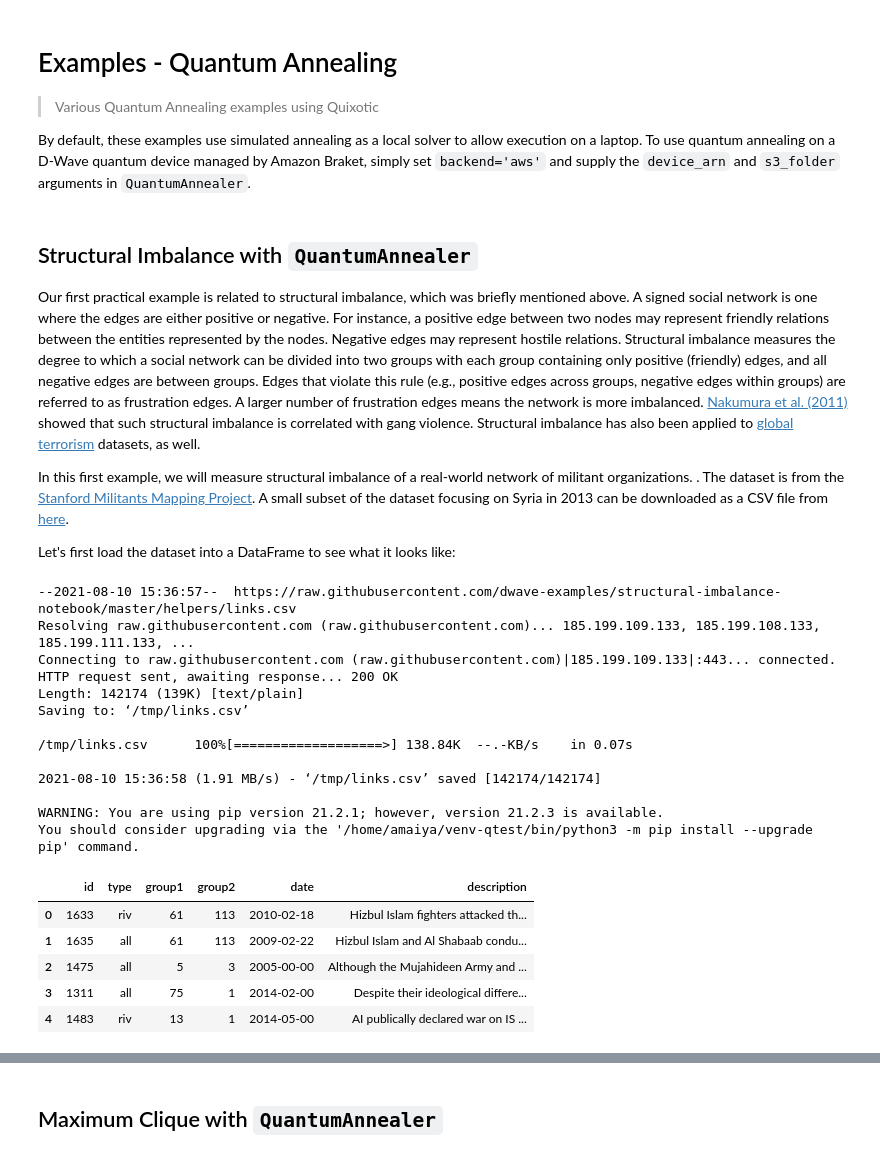
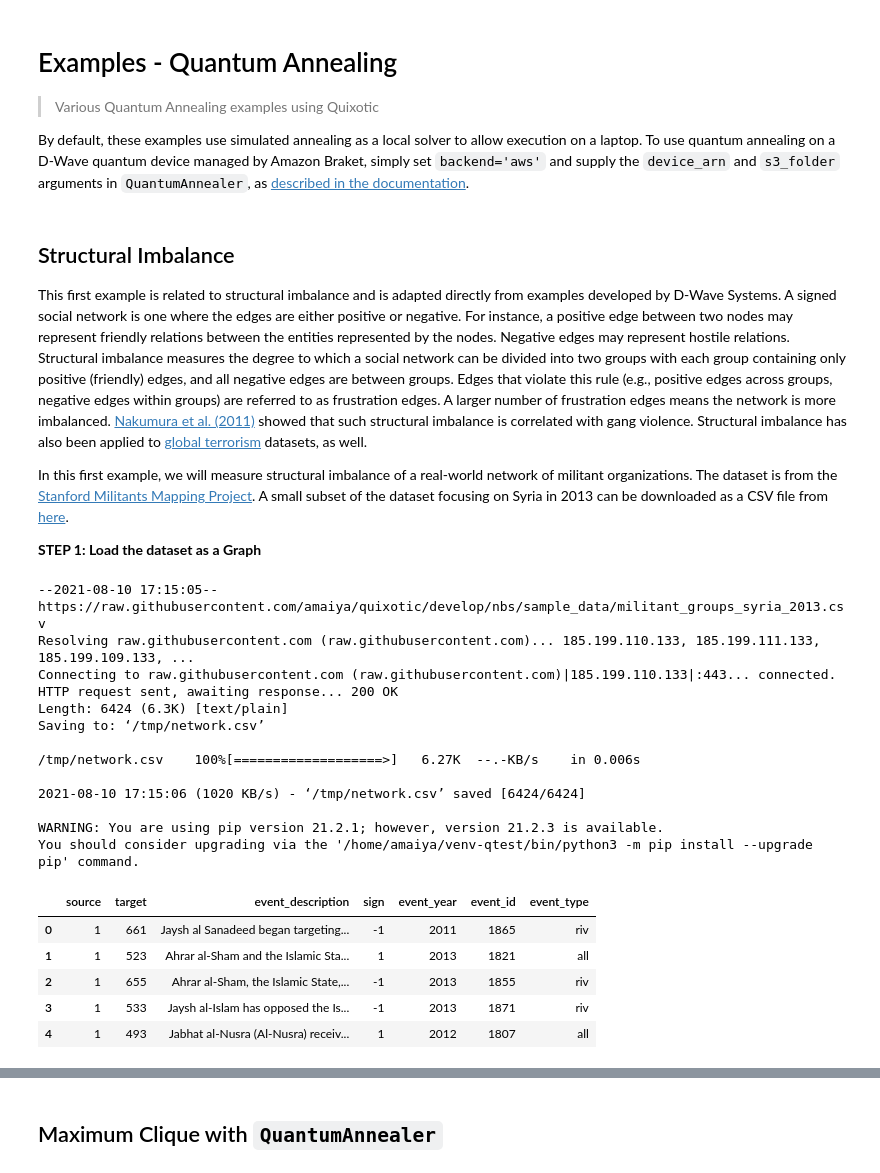
Before and after one commit to amaiya/quixotic, a Jupyter notebook: nbs/99a_examples_quantum_annealing.ipynb, the cells around one changed output, grey strips where cells are left out. Cells and saved outputs as stored; diff of their text form; code cells hidden in the pictures.

```diff
--- a/nbs/99a_examples_quantum_annealing.ipynb
+++ b/nbs/99a_examples_quantum_annealing.ipynb
@@ -8,40 +8,40 @@
 
 > Various Quantum  Annealing examples using Quixotic
 
-By default, these examples use simulated annealing as a local solver to allow execution on a laptop.  To use quantum annealing on a D-Wave quantum device managed by Amazon Braket, simply set `backend='aws'` and supply the `device_arn` and `s3_folder` arguments in `QuantumAnnealer`.
+By default, these examples use simulated annealing as a local solver to allow execution on a laptop.  To use quantum annealing on a D-Wave quantum device managed by Amazon Braket, simply set `backend='aws'` and supply the `device_arn` and `s3_folder` arguments in `QuantumAnnealer`, as [described in the documentation](https://amaiya.github.io/quixotic/#How-to-Execute-on-a-Quantum-Computer:).
 # %%
 #all_notest
 # %% [markdown]
-## Structural Imbalance with `QuantumAnnealer`
+## Structural Imbalance
 
-Our first practical example is related to structural imbalance, which was briefly mentioned above. A signed social network is one where the edges are either positive or negative. For instance, a positive edge between two nodes may represent friendly relations between the entities represented by the nodes. Negative edges may represent hostile relations. Structural imbalance measures the degree to which a social network can be divided into two groups with each group containing only positive (friendly) edges, and all negative edges are between groups. Edges that violate this rule (e.g., positive edges across groups, negative edges within groups) are referred to as frustration edges. A larger number of frustration edges means the network is more imbalanced. [Nakumura et al. (2011)](https://medium.com/r/?url=https%3A%2F%2Fkilthub.cmu.edu%2Farticles%2Fjournal_contribution%2FViolence_in_the_Balance_A_Structural_Analysis_of_How_Rivals_Allies_and_Third-Parties_Shape_Inter-Gang_Violence%2F6472160) showed that such structural imbalance is correlated with gang violence. Structural imbalance has also been applied to [global terrorism](https://medium.com/r/?url=https%3A%2F%2Fwww.lanl.gov%2Fprojects%2Fnational-security-education-center%2Finformation-science-technology%2Fdwave%2Fassets%2Fambrosiano_dwave2017.pdf) datasets, as well.
+This first example is related to structural imbalance and is adapted directly from examples developed by D-Wave Systems. A signed social network is one where the edges are either positive or negative. For instance, a positive edge between two nodes may represent friendly relations between the entities represented by the nodes. Negative edges may represent hostile relations. Structural imbalance measures the degree to which a social network can be divided into two groups with each group containing only positive (friendly) edges, and all negative edges are between groups. Edges that violate this rule (e.g., positive edges across groups, negative edges within groups) are referred to as frustration edges. A larger number of frustration edges means the network is more imbalanced. [Nakumura et al. (2011)](https://medium.com/r/?url=https%3A%2F%2Fkilthub.cmu.edu%2Farticles%2Fjournal_contribution%2FViolence_in_the_Balance_A_Structural_Analysis_of_How_Rivals_Allies_and_Third-Parties_Shape_Inter-Gang_Violence%2F6472160) showed that such structural imbalance is correlated with gang violence. Structural imbalance has also been applied to [global terrorism](https://medium.com/r/?url=https%3A%2F%2Fwww.lanl.gov%2Fprojects%2Fnational-security-education-center%2Finformation-science-technology%2Fdwave%2Fassets%2Fambrosiano_dwave2017.pdf) datasets, as well.
 
-In this first example, we will measure structural imbalance of a real-world network of militant organizations. .  The dataset is from the [Stanford Militants Mapping Project](https://cisac.fsi.stanford.edu/mappingmilitants).  A small subset of the dataset focusing on Syria in 2013 can be downloaded as a CSV file from [here](https://raw.githubusercontent.com/dwave-examples/structural-imbalance-notebook/master/helpers/links.csv).
+In this first example, we will measure structural imbalance of a real-world network of militant organizations. The dataset is from the [Stanford Militants Mapping Project](https://cisac.fsi.stanford.edu/mappingmilitants).  A small subset of the dataset focusing on Syria in 2013 can be downloaded as a CSV file from [here](https://raw.githubusercontent.com/amaiya/quixotic/develop/nbs/sample_data/militant_groups_syria_2013.csv).
 
-Let's first load the dataset into a DataFrame to see what it looks like:
+**STEP 1:  Load the dataset as a Graph**
 # %%
-!wget -O /tmp/links.csv https://raw.githubusercontent.com/dwave-examples/structural-imbalance-notebook/master/helpers/links.csv
+!wget -O /tmp/network.csv https://raw.githubusercontent.com/amaiya/quixotic/develop/nbs/sample_data/militant_groups_syria_2013.csv
 !pip install -q pandas
 import pandas as pd
-df = pd.read_csv('/tmp/links.csv')
+df = pd.read_csv('/tmp/network.csv', index_col=0)
 df.head()
 # %% [output]
---2021-08-10 15:36:57--  https://raw.githubusercontent.com/dwave-examples/structural-imbalance-notebook/master/helpers/links.csv
-Resolving raw.githubusercontent.com (raw.githubusercontent.com)... 185.199.109.133, 185.199.108.133, 185.199.111.133, ...
-Connecting to raw.githubusercontent.com (raw.githubusercontent.com)|185.199.109.133|:443... connected.
+--2021-08-10 17:15:05--  https://raw.githubusercontent.com/amaiya/quixotic/develop/nbs/sample_data/militant_groups_syria_2013.csv
+Resolving raw.githubusercontent.com (raw.githubusercontent.com)... 185.199.110.133, 185.199.111.133, 185.199.109.133, ...
+Connecting to raw.githubusercontent.com (raw.githubusercontent.com)|185.199.110.133|:443... connected.
 HTTP request sent, awaiting response... 200 OK
-Length: 142174 (139K) [text/plain]
-Saving to: ‘/tmp/links.csv’
+Length: 6424 (6.3K) [text/plain]
+Saving to: ‘/tmp/network.csv’
 
-/tmp/links.csv      100%[===================>] 138.84K  --.-KB/s    in 0.07s
+/tmp/network.csv    100%[===================>]   6.27K  --.-KB/s    in 0.006s
 
-2021-08-10 15:36:58 (1.91 MB/s) - ‘/tmp/links.csv’ saved [142174/142174]
+2021-08-10 17:15:06 (1020 KB/s) - ‘/tmp/network.csv’ saved [6424/6424]
 
 WARNING: You are using pip version 21.2.1; however, version 21.2.3 is available.
 You should consider upgrading via the '/home/amaiya/venv-qtest/bin/python3 -m pip install --upgrade pip' command.
-|  | id | type | group1 | group2 | date | description |
-| 0 | 1633 | riv | 61 | 113 | 2010-02-18 | Hizbul Islam fighters attacked th... |
-| 1 | 1635 | all | 61 | 113 | 2009-02-22 | Hizbul Islam and Al Shabaab condu... |
-| 2 | 1475 | all | 5 | 3 | 2005-00-00 | Although the Mujahideen Army and ... |
-| 3 | 1311 | all | 75 | 1 | 2014-02-00 | Despite their ideological differe... |
-| 4 | 1483 | riv | 13 | 1 | 2014-05-00 | AI publically declared war on IS ... |
+|  | source | target | event_description | sign | event_year | event_id | event_type |
+| 0 | 1 | 661 | Jaysh al Sanadeed began targeting... | -1 | 2011 | 1865 | riv |
+| 1 | 1 | 523 | Ahrar al-Sham and the Islamic Sta... | 1 | 2013 | 1821 | all |
+| 2 | 1 | 655 | Ahrar al-Sham, the Islamic State,... | -1 | 2013 | 1855 | riv |
+| 3 | 1 | 533 | Jaysh al-Islam has opposed the Is... | -1 | 2013 | 1871 | riv |
+| 4 | 1 | 493 | Jabhat al-Nusra (Al-Nusra) receiv... | 1 | 2012 | 1807 | all |
```
Also changed, not shown: parts of 17 cells of this notebook, 1 other file.
